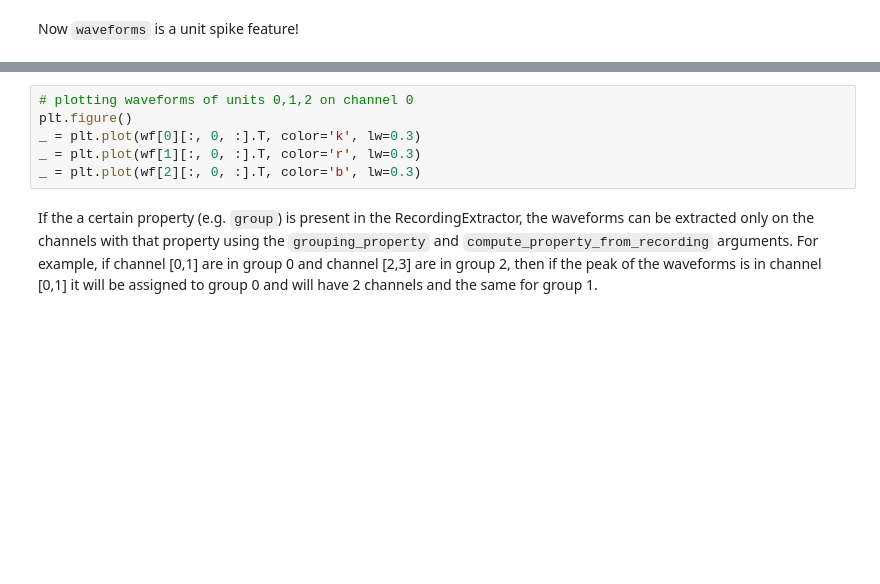
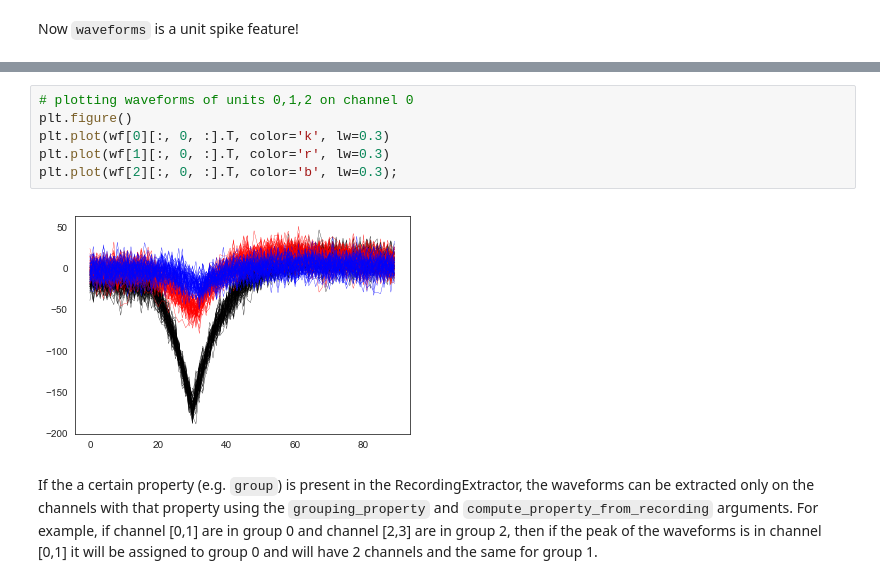
Before and after one commit to SpikeInterface/spiketoolkit, a Jupyter notebook: examples/postprocessing_example.ipynb, the cells around one changed output, grey strips where cells are left out. Saved outputs shown, nothing was run; the diff lists cells and outputs as text; blank space fills up the shorter version.

```diff
--- a/examples/postprocessing_example.ipynb
+++ b/examples/postprocessing_example.ipynb
@@ -41,9 +56,11 @@ wf[0].shape
 # %%
 # plotting waveforms of units 0,1,2 on channel 0
 plt.figure()
-_ = plt.plot(wf[0][:, 0, :].T, color='k', lw=0.3)
-_ = plt.plot(wf[1][:, 0, :].T, color='r', lw=0.3)
-_ = plt.plot(wf[2][:, 0, :].T, color='b', lw=0.3)
+plt.plot(wf[0][:, 0, :].T, color='k', lw=0.3)
+plt.plot(wf[1][:, 0, :].T, color='r', lw=0.3)
+plt.plot(wf[2][:, 0, :].T, color='b', lw=0.3);
+# %% [output]
+[figure, added]
 # %% [markdown]
 If the a certain property (e.g. `group`) is present in the RecordingExtractor, the waveforms can be extracted only on the channels with that property using the `grouping_property` and `compute_property_from_recording` arguments. For example, if channel [0,1] are in group 0 and channel [2,3] are in group 2, then if the peak of the waveforms is in channel [0,1] it will be assigned to group 0 and will have 2 channels and the same for group 1.
 # %%
```
Also changed, not shown: parts of 29 cells of this notebook, 3 other files.
